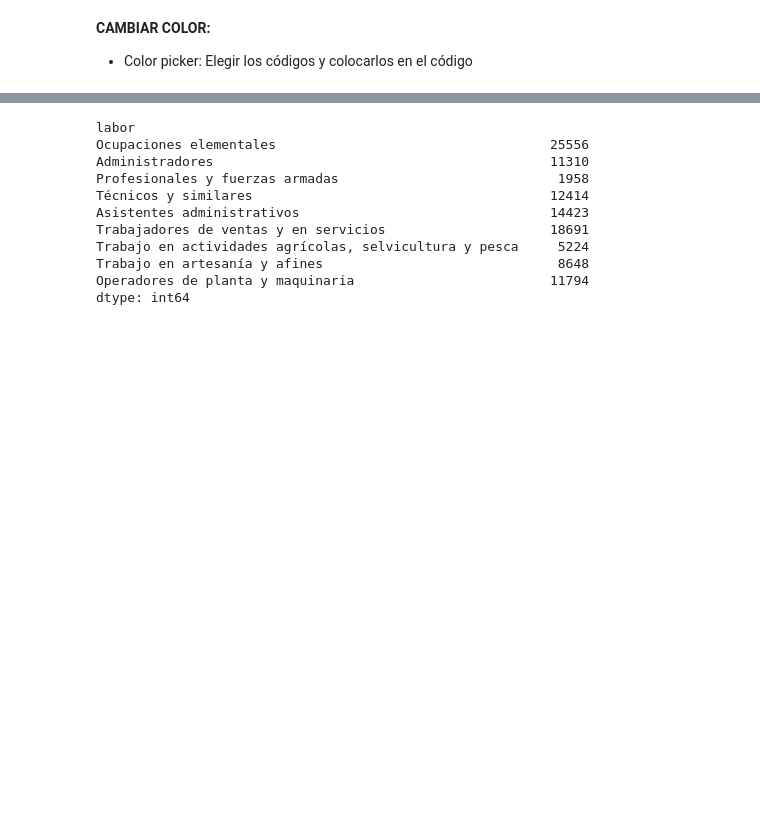
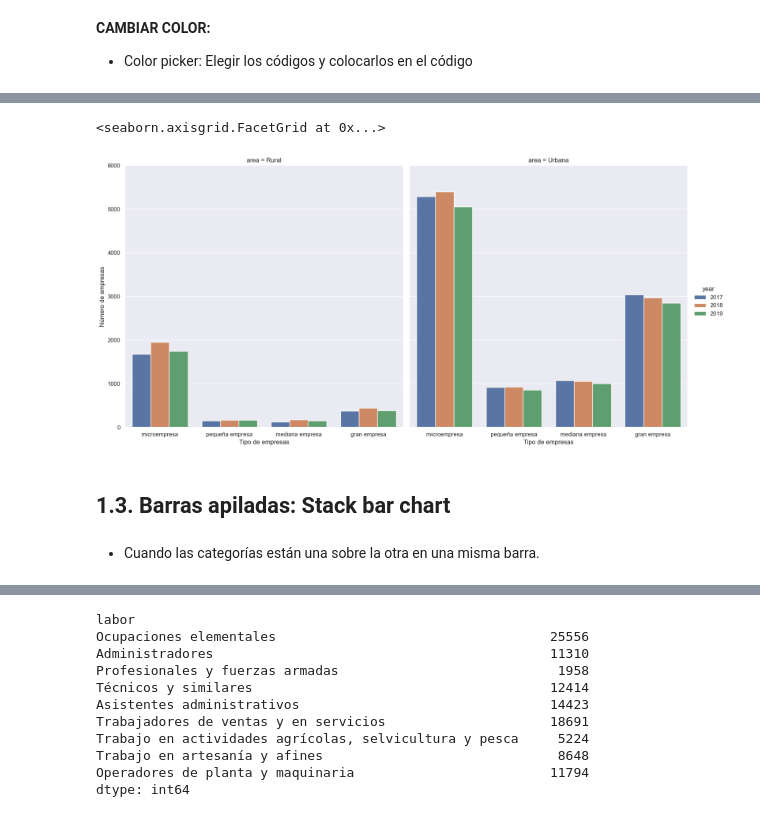
Before and after one commit to ulisesrodas/Python-for-DataScience, a Jupyter notebook: 7. Visualización con Seaborn.ipynb, the cells around one changed output, grey strips where cells are left out. Cells and saved outputs as stored; diff of their text form; code cells hidden in the pictures; blank space fills up the shorter version.

```diff
--- a/7. Visualización con Seaborn.ipynb
+++ b/7. Visualización con Seaborn.ipynb
@@ -305,0 +186,25 @@ Categories (9, object): ['Ocupaciones elementales' < 'Administradores' < 'Profes
+# %%
+# Gráfico de barras cruzado: cómo varía la variable empresa según el año y el área.
+
+# catplot: Método de Seaborn que permite crear gráficos de barras a partir de un DataFrame de Pandas, con la posibilidad de cruzar varias variables.
+# Haremos un ploteo de categorías.
+ag = sns.catplot(x="empresa",
+                 hue="year",
+                 col= "area" , # col: partimos el gráfico por la variable área, creando un gráfico para cada área.
+                 data= base2,
+                 kind="count",
+                 height=8,
+                 aspect=1);
+
+# Eje x: Tipo de empresas
+# Eje y: Número de empresas
+(ag.set_axis_labels("Tipo de empresas", "Número de empresas")
+  .set(ylim=(0, 6000))
+  .despine(left=True))
+# %% [output]
+<seaborn.axisgrid.FacetGrid at 0x...>
+[figure, added]
+# %% [markdown]
+## <a id ='1.3.'>1.3. Barras apiladas: Stack bar chart</a>
+# %% [markdown]
+* Cuando las categorías están una sobre la otra en una misma barra.
```
Also changed, not shown: parts of 64 cells of this notebook.
